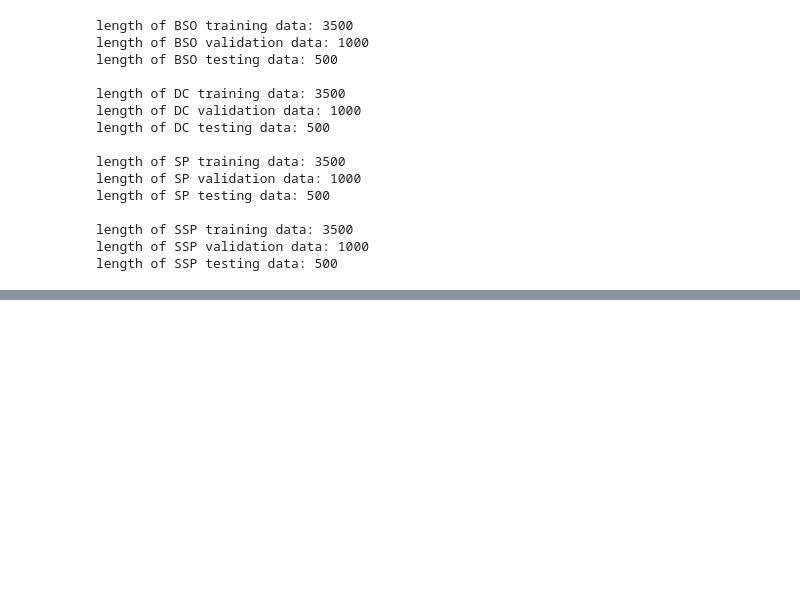
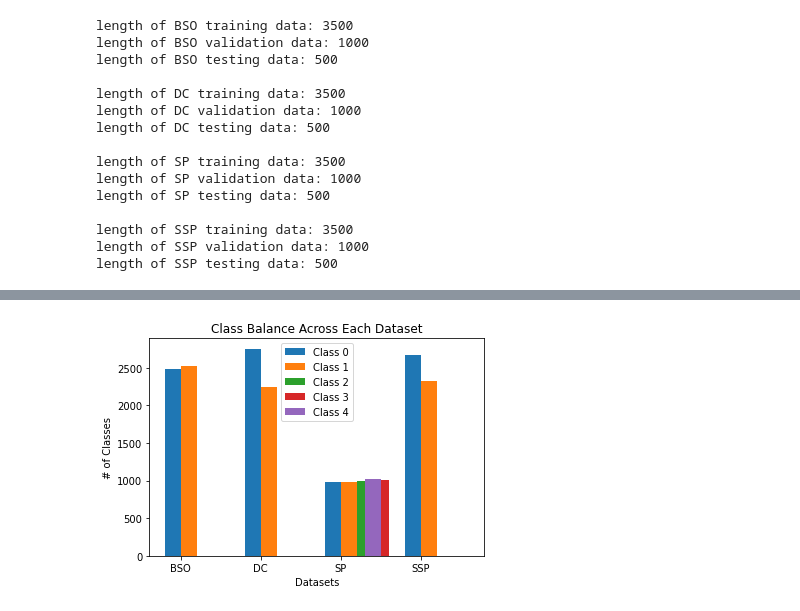
Before and after one commit to Allen-Swaidan/AI-For-NLP, a Jupyter notebook: finalProject.ipynb, the cells around one changed output, grey strips where cells are left out. Cells and saved outputs as stored; diff of their text form; code cells hidden in the pictures; blank space fills up the shorter version.

```diff
--- a/finalProject.ipynb
+++ b/finalProject.ipynb
@@ -778,0 +764,75 @@ array([[-0.00045033, -0.00056899,  0.0040367 , ..., -0.07631874,
+# %%
+#counting how the number of classes in each dataset to check for class imbalances
+BSO_one = 0
+BSO_zero = 0
+DC_one = 0
+DC_zero = 0
+SP_zero = 0
+SP_one = 0
+SP_two = 0
+SP_three = 0
+SP_four = 0
+SSP_one = 0
+SSP_zero = 0
+
+for value in BSO_values[:data_size]:
+    if value == 0:
+        BSO_zero+=1
+    elif value == 1:
+        BSO_one+=1
+
+for value in DC_values[:data_size]:
+    if value == 0:
+        DC_zero+=1
+    elif value == 1:
+        DC_one+=1
+
+for value in SP_values[:data_size]:
+    if value == 0:
+        SP_zero+=1
+    elif value == 1:
+        SP_one+=1
+    elif value == 2:
+        SP_two+=1
+    elif value == 3:
+        SP_three+=1
+    elif value == 4:
+        SP_four +=1
+
+for value in SSP_values[:data_size]:
+    if value == 0:
+        SSP_zero+=1
+    elif value == 1:
+        SSP_one+=1
+
+dataset = ['BSO', 'DC', 'SP', 'SSP']
+metrics = ['Class 0', 'Class 1', 'Class 2', 'Class 3', 'Class 4']
+
+zeros = [BSO_zero, DC_zero, SP_zero, SSP_zero]
+ones = [BSO_one, DC_one, SP_one, SSP_one]
+twos = [0, 0, SP_two, 0]
+threes = [0, 0, SP_three, 0]
+fours = [0, 0, SP_four, 0]
+values = np.array([zeros, ones, twos, threes, fours])
+
+# Plotting
+bar_width = 0.2
+index = np.arange(len(dataset))
+fig, axis = plt.subplots()
+
+for i, metrics in enumerate(metrics):
+    if i==4:
+        bars = axis.bar(index + i * bar_width+0.2, values[i], bar_width, label=metrics)
+    else:
+        bars = axis.bar(index + i * bar_width+0.50, values[i], bar_width, label=metrics)
+
+axis.set_xticks(index + (bar_width * (len(metrics) - 1)) / 2)
+axis.set_xticklabels(dataset)
+
+plt.title('Class Balance Across Each Dataset')
+plt.xlabel('Datasets')
+plt.ylabel('# of Classes')
+axis.legend()
+plt.show()
+# %% [output]
+[figure, added]
```
Also changed, not shown: parts of 21 cells of this notebook.
